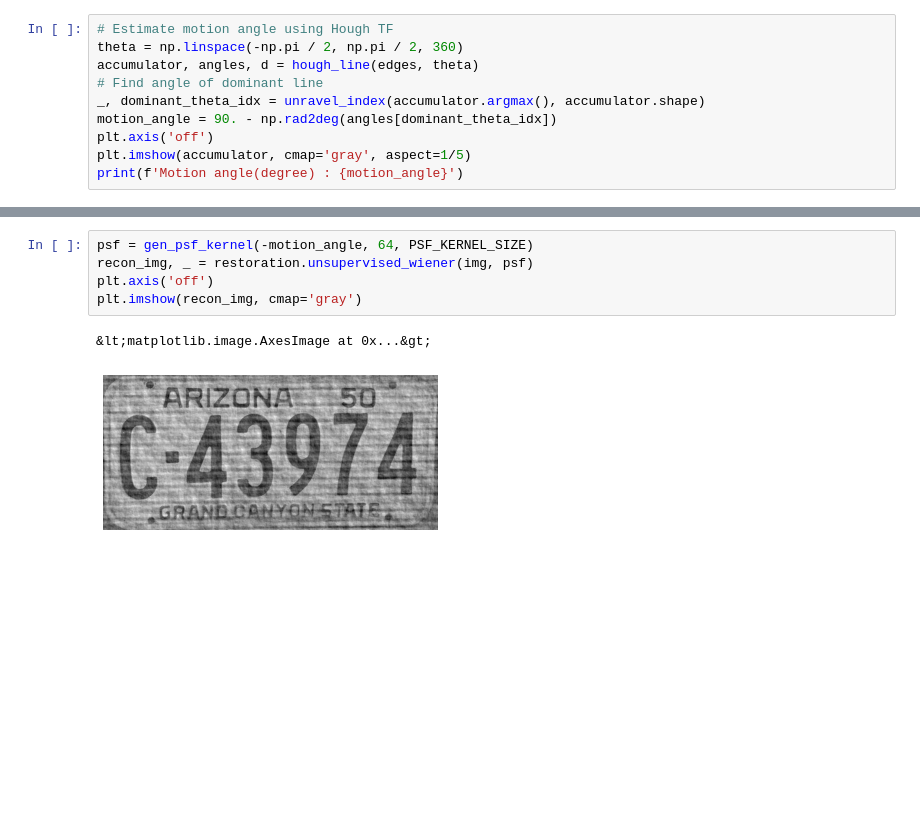
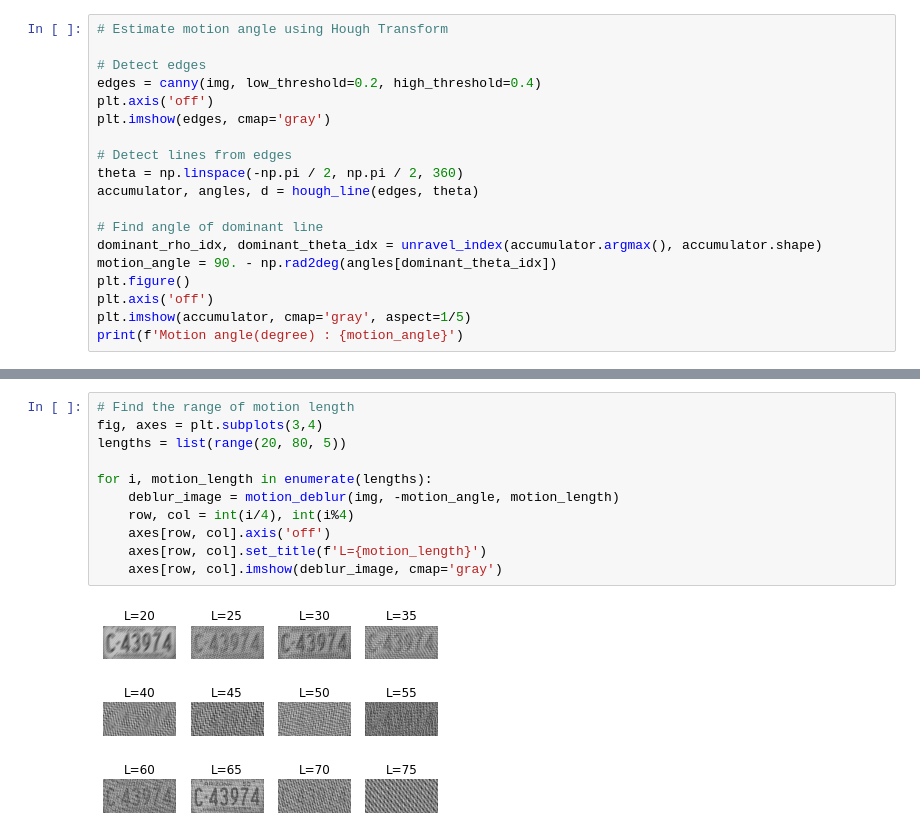
Before and after one commit to thanakorn/arv_quiz, a Jupyter notebook: motion_deblur.ipynb, the cells around one changed output, grey strips where cells are left out. Saved outputs shown, nothing was run; the diff lists cells and outputs as text; blank space fills up the shorter version.

```diff
--- a/motion_deblur.ipynb
+++ b/motion_deblur.ipynb
@@ -51,10 +44,19 @@ plt.imshow(edges, cmap='gray')
 # %%
-# Estimate motion angle using Hough TF
+# Estimate motion angle using Hough Transform
+
+# Detect edges
+edges = canny(img, low_threshold=0.2, high_threshold=0.4)
+plt.axis('off')
+plt.imshow(edges, cmap='gray')
+
+# Detect lines from edges
 theta = np.linspace(-np.pi / 2, np.pi / 2, 360)
 accumulator, angles, d = hough_line(edges, theta)
+
 # Find angle of dominant line
-_, dominant_theta_idx = unravel_index(accumulator.argmax(), accumulator.shape)
+dominant_rho_idx, dominant_theta_idx = unravel_index(accumulator.argmax(), accumulator.shape)
 motion_angle = 90. - np.rad2deg(angles[dominant_theta_idx])
+plt.figure()
 plt.axis('off')
 plt.imshow(accumulator, cmap='gray', aspect=1/5)
 print(f'Motion angle(degree) : {motion_angle}')
@@ -79,8 +67,13 @@ for l in lengths:
-# %%
-psf = gen_psf_kernel(-motion_angle, 64, PSF_KERNEL_SIZE)
-recon_img, _ = restoration.unsupervised_wiener(img, psf)
-plt.axis('off')
-plt.imshow(recon_img, cmap='gray')
-# %% [output]
-&lt;matplotlib.image.AxesImage at 0x...&gt;
-[figure, removed]
+# %%
+# Find the range of motion length
+fig, axes = plt.subplots(3,4)
+lengths = list(range(20, 80, 5))
+
+for i, motion_length in enumerate(lengths):
+    deblur_image = motion_deblur(img, -motion_angle, motion_length)
+    row, col = int(i/4), int(i%4)
+    axes[row, col].axis('off')
+    axes[row, col].set_title(f'L={motion_length}')
+    axes[row, col].imshow(deblur_image, cmap='gray')
+# %% [output]
+[figure, added]
```
Also changed, not shown: parts of 7 cells of this notebook, 1 other file.
